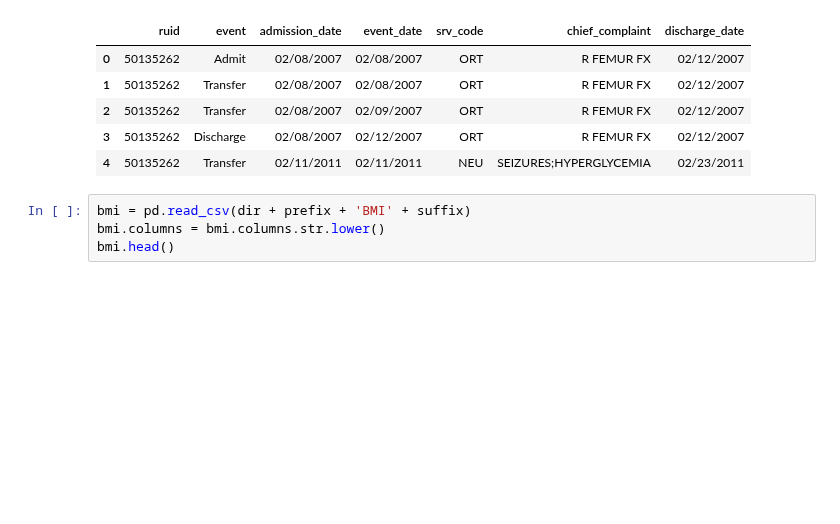
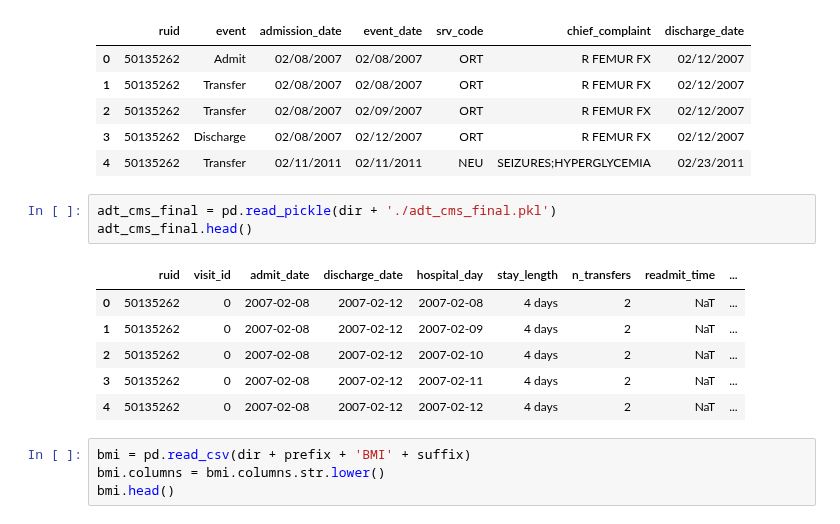
Before and after one commit to alvinjeffery/Bios8366_project, a Jupyter notebook: code/alvin_prelim.ipynb, the cells around one changed output. Cells and saved outputs as stored; diff of their text form; blank space fills up the shorter version.

```diff
--- a/code/alvin_prelim.ipynb
+++ b/code/alvin_prelim.ipynb
@@ -24,6 +24,16 @@ adt.head()
 | 2 | 50135262 | Transfer | 02/08/2007 | 02/09/2007 | ORT | R FEMUR FX | 02/12/2007 |
 | 3 | 50135262 | Discharge | 02/08/2007 | 02/12/2007 | ORT | R FEMUR FX | 02/12/2007 |
 | 4 | 50135262 | Transfer | 02/11/2011 | 02/11/2011 | NEU | SEIZURES;HYPERGLYCEMIA | 02/23/2011 |
+# %%
+adt_cms_final = pd.read_pickle(dir + './adt_cms_final.pkl')
+adt_cms_final.head()
+# %% [output]
+|  | ruid | visit_id | admit_date | discharge_date | hospital_day | stay_length | n_transfers | readmit_time | ... |
+| 0 | 50135262 | 0 | 2007-02-08 | 2007-02-12 | 2007-02-08 | 4 days | 2 | NaT | ... |
+| 1 | 50135262 | 0 | 2007-02-08 | 2007-02-12 | 2007-02-09 | 4 days | 2 | NaT | ... |
+| 2 | 50135262 | 0 | 2007-02-08 | 2007-02-12 | 2007-02-10 | 4 days | 2 | NaT | ... |
+| 3 | 50135262 | 0 | 2007-02-08 | 2007-02-12 | 2007-02-11 | 4 days | 2 | NaT | ... |
+| 4 | 50135262 | 0 | 2007-02-08 | 2007-02-12 | 2007-02-12 | 4 days | 2 | NaT | ... |
 # %%
 bmi = pd.read_csv(dir + prefix + 'BMI' + suffix)
 bmi.columns = bmi.columns.str.lower()
```
Also changed, not shown: parts of 9 cells of this notebook.
